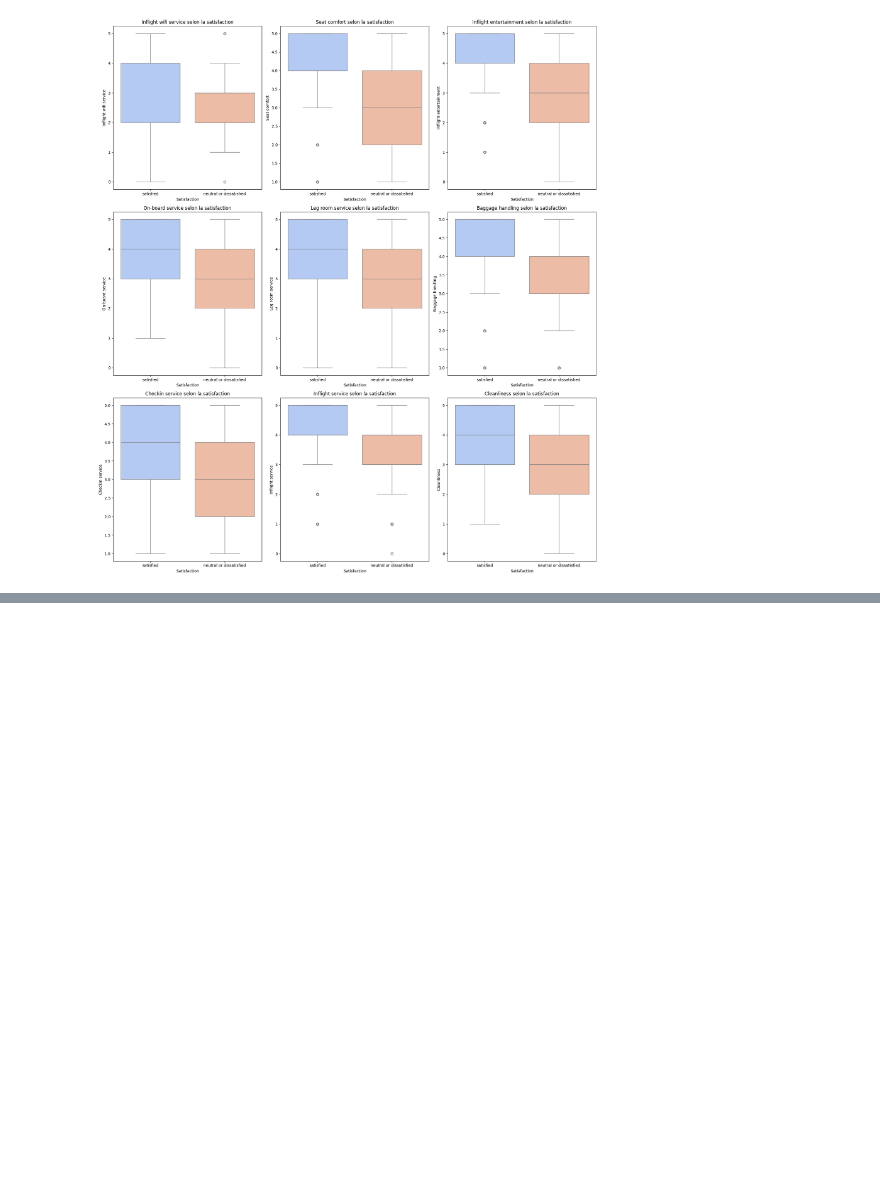
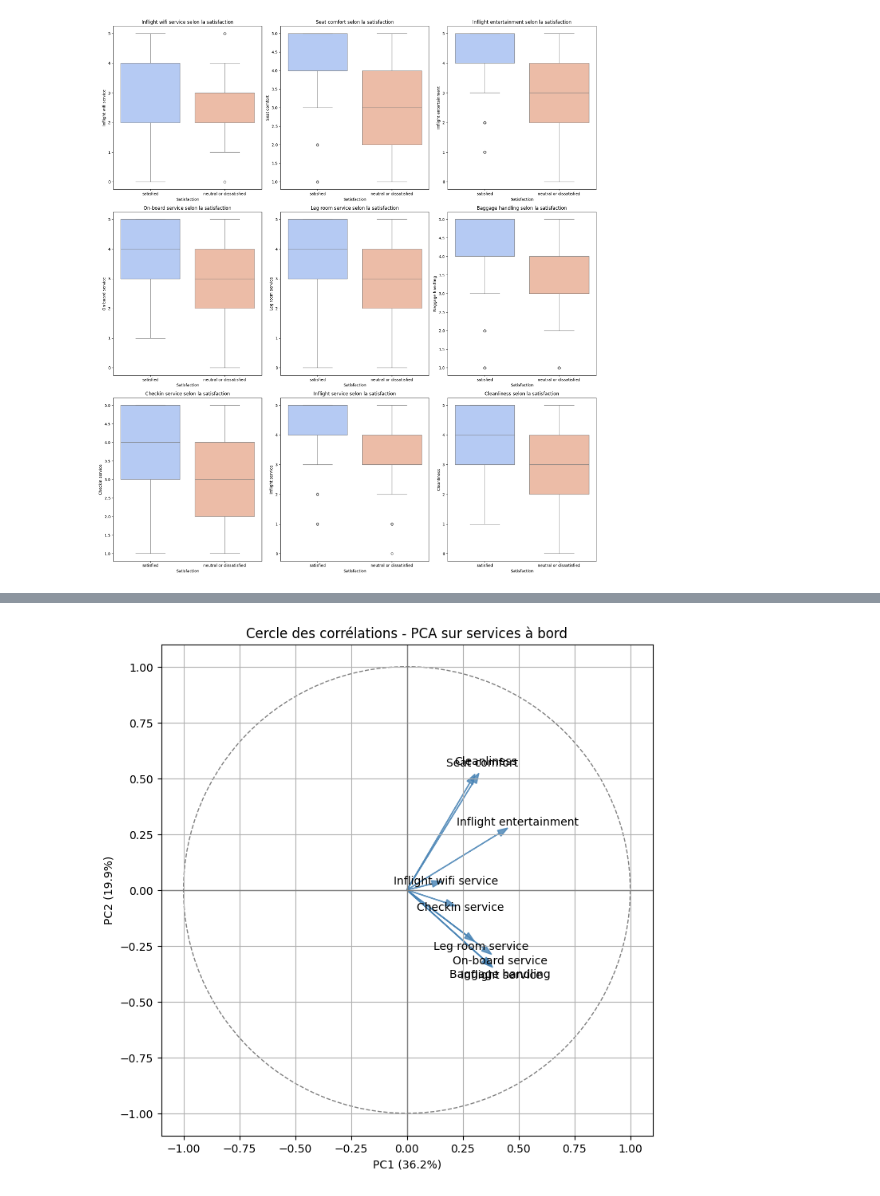
Before and after one commit to Mahdi-toumi/Airline-Customer-Data-Analysis, a Jupyter notebook: Flights/ProjetAnalyseDeDonnees.ipynb, the cells around one changed output, grey strips where cells are left out. Saved outputs shown, nothing was run; the diff lists cells and outputs as text; code cells hidden in the pictures; blank space fills up the shorter version.

```diff
--- a/Flights/ProjetAnalyseDeDonnees.ipynb
+++ b/Flights/ProjetAnalyseDeDonnees.ipynb
@@ -307,0 +582,33 @@ Passing `palette` without assigning `hue` is deprecated and will be removed in v
+# %%
+import matplotlib.pyplot as plt
+import numpy as np
+
+# 1. Extraire les deux premières composantes principales
+pcs = pca.components_[0:2, :]  # lignes PC1 et PC2
+labels = service_vars
+
+# 2. Cercle des corrélations
+plt.figure(figsize=(8, 8))
+plt.axhline(0, color='gray', lw=1)
+plt.axvline(0, color='gray', lw=1)
+
+# Cercle unité
+circle = plt.Circle((0, 0), 1, color='gray', fill=False, linestyle='--')
+plt.gca().add_patch(circle)
+
+# Flèches des variables
+for i in range(len(pcs[0])):
+    plt.arrow(0, 0, pcs[0, i], pcs[1, i], color='steelblue', alpha=0.8, head_width=0.03, length_includes_head=True)
+    plt.text(pcs[0, i]*1.1, pcs[1, i]*1.1, labels[i], ha='center', va='center', fontsize=10)
+
+# Axes et titre
+plt.xlabel(f"PC1 ({explained_df.loc[0, 'Variance expliquée']*100:.1f}%)")
+plt.ylabel(f"PC2 ({explained_df.loc[1, 'Variance expliquée']*100:.1f}%)")
+plt.title("Cercle des corrélations - PCA sur services à bord")
+plt.xlim(-1.1, 1.1)
+plt.ylim(-1.1, 1.1)
+plt.grid()
+plt.gca().set_aspect('equal', adjustable='box')
+plt.show()
+# %% [output]
+[figure, added]
```
Also changed, not shown: parts of 13 cells of this notebook.
